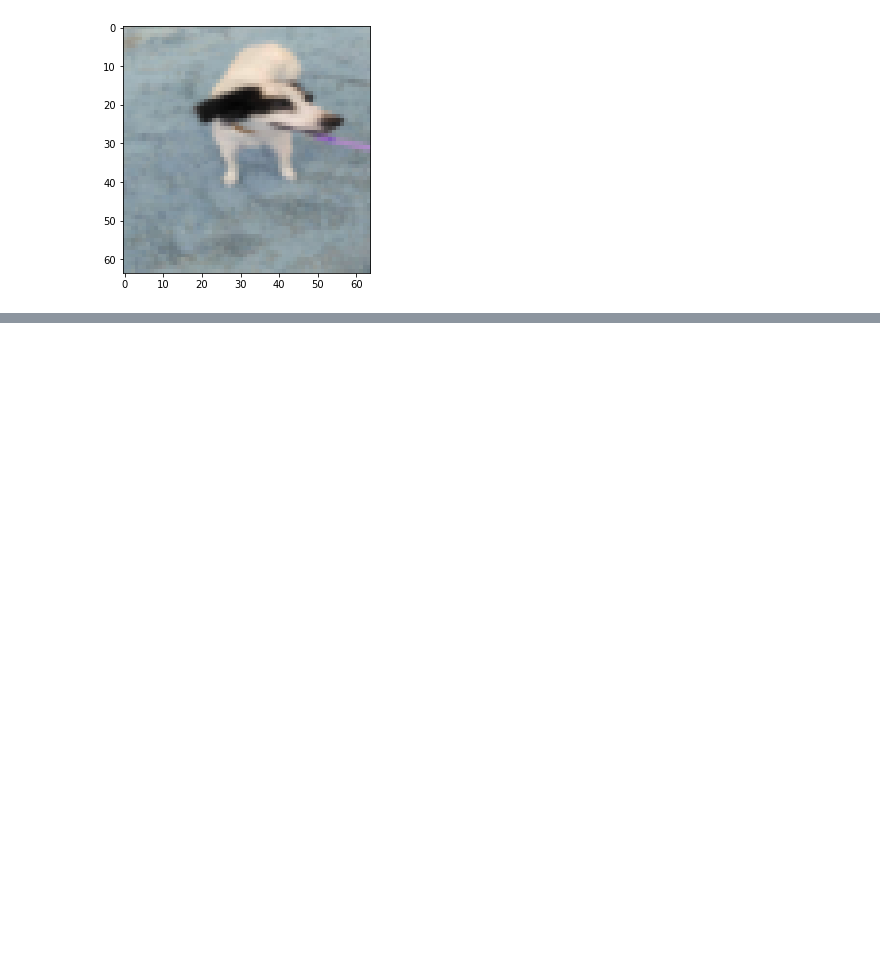
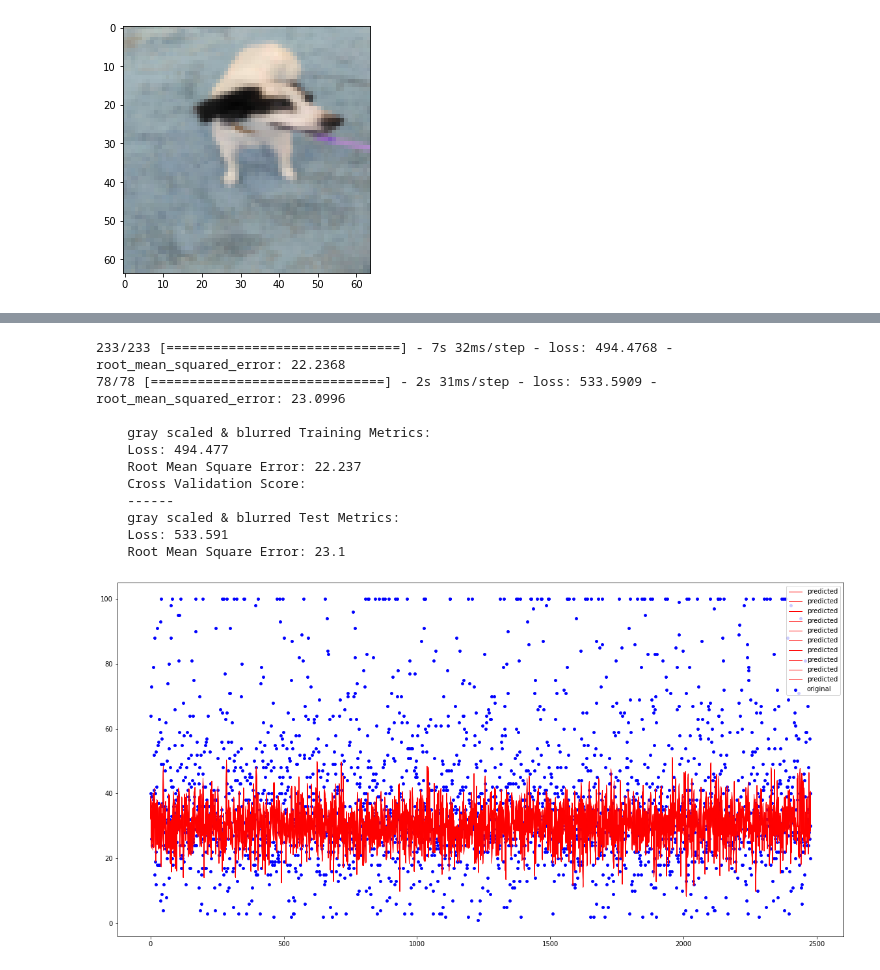
Before and after one commit to stevenaddison/Pet-Pawpularity, a Jupyter notebook: aisha_notebook.ipynb, the cells around one changed output, grey strips where cells are left out. Saved outputs shown, nothing was run; the diff lists cells and outputs as text; code cells hidden in the pictures; blank space fills up the shorter version.

```diff
--- a/aisha_notebook.ipynb
+++ b/aisha_notebook.ipynb
@@ -199,17 +246,17 @@ X_blurred = (np.array(blurred))
 # %%
 X_train, X_test, y_train, y_test = train_test_split(X_blurred, y, random_state=42)
 # %%
-ann = tf.keras.Sequential([
+ann_blurred = tf.keras.Sequential([
         layers.Flatten(),
         layers.Dense(3000, activation='relu'),
         layers.Dense(1000, activation='relu'),
         layers.Dense(10, activation='relu')
       ])
 
-ann.compile(optimizer='adam',
+ann_blurred.compile(optimizer='adam',
               loss=tf.keras.losses.MeanSquaredError(),
               metrics=[tf.keras.metrics.RootMeanSquaredError()])
 
-ann.fit(X_train, y_train, epochs=5)
+ann_blurred.fit(X_train, y_train, epochs=5)
 # %% [output]
 Epoch 1/5
@@ -225,4 +272,19 @@ Epoch 5/5
 <keras.callbacks.History at 0x...>
+# %%
+model_eval(ann_blurred, X_train, y_train, X_test, y_test, 'gray scaled & blurred')
+# %% [output]
+233/233 [==============================] - 7s 32ms/step - loss: 494.4768 - root_mean_squared_error: 22.2368
+78/78 [==============================] - 2s 31ms/step - loss: 533.5909 - root_mean_squared_error: 23.0996
+
+    gray scaled & blurred Training Metrics:
+    Loss: 494.477
+    Root Mean Square Error: 22.237
+    Cross Validation Score:
+    ------
+    gray scaled & blurred Test Metrics:
+    Loss: 533.591
+    Root Mean Square Error: 23.1
+[figure, added]
 # %%
 X_flipped_horizontal = (np.array(flipped_horizontal))
 # %%
```
Also changed, not shown: parts of 9 cells of this notebook.
